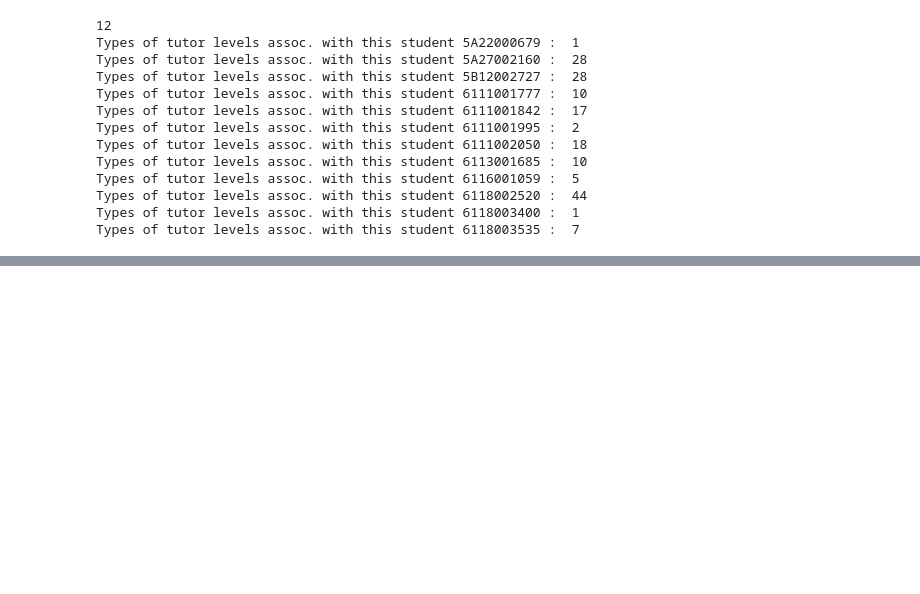
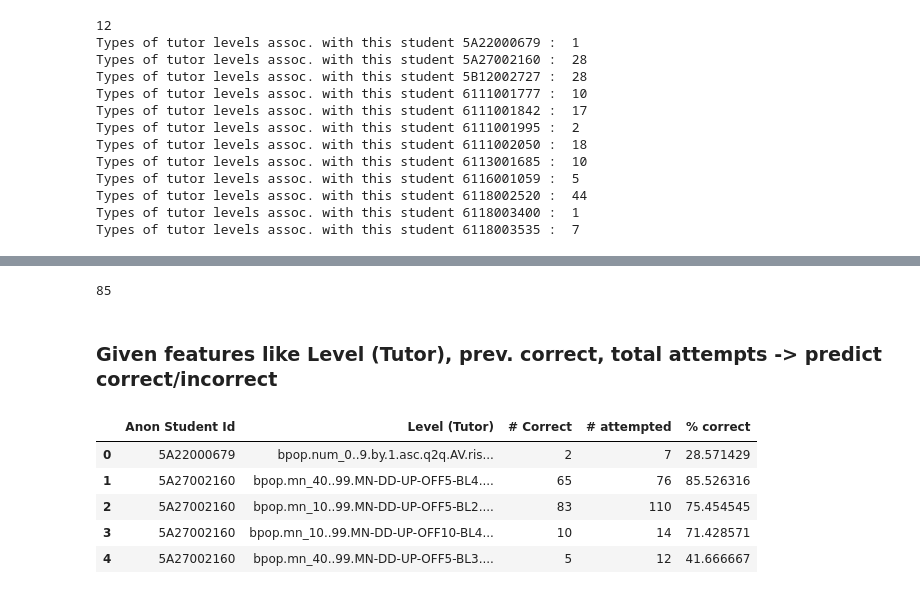
Before and after one commit to jithendaraa/RoboTutor-Analysis, a Jupyter notebook: analysis.ipynb, the cells around one changed output, grey strips where cells are left out. Saved outputs shown, nothing was run; the diff lists cells and outputs as text; code cells hidden in the pictures; blank space fills up the shorter version.

```diff
--- a/analysis.ipynb
+++ b/analysis.ipynb
@@ -334,0 +343,23 @@ plt.show()
+# %%
+# result_df.count()
+len(result_df['Level (Tutor)'].unique())
+# %% [output]
+85
+# %% [markdown]
+### Given features like Level (Tutor), prev. correct, total attempts -> predict correct/incorrect
+# %%
+# Imports
+# !pip install seaborn
+from sklearn import preprocessing
+from sklearn.linear_model import LogisticRegression
+from sklearn.model_selection import train_test_split
+import seaborn as sns
+
+result_df.head()
+# %% [output]
+|  | Anon Student Id | Level (Tutor) | # Correct | # attempted | % correct |
+| 0 | 5A22000679 | bpop.num_0..9.by.1.asc.q2q.AV.ris... | 2 | 7 | 28.571429 |
+| 1 | 5A27002160 | bpop.mn_40..99.MN-DD-UP-OFF5-BL4.... | 65 | 76 | 85.526316 |
+| 2 | 5A27002160 | bpop.mn_10..99.MN-DD-UP-OFF5-BL2.... | 83 | 110 | 75.454545 |
+| 3 | 5A27002160 | bpop.mn_10..99.MN-DD-UP-OFF10-BL4... | 10 | 14 | 71.428571 |
+| 4 | 5A27002160 | bpop.mn_40..99.MN-DD-UP-OFF5-BL3.... | 5 | 12 | 41.666667 |
```
Also changed, not shown: parts of 12 cells of this notebook, 1 other file.
